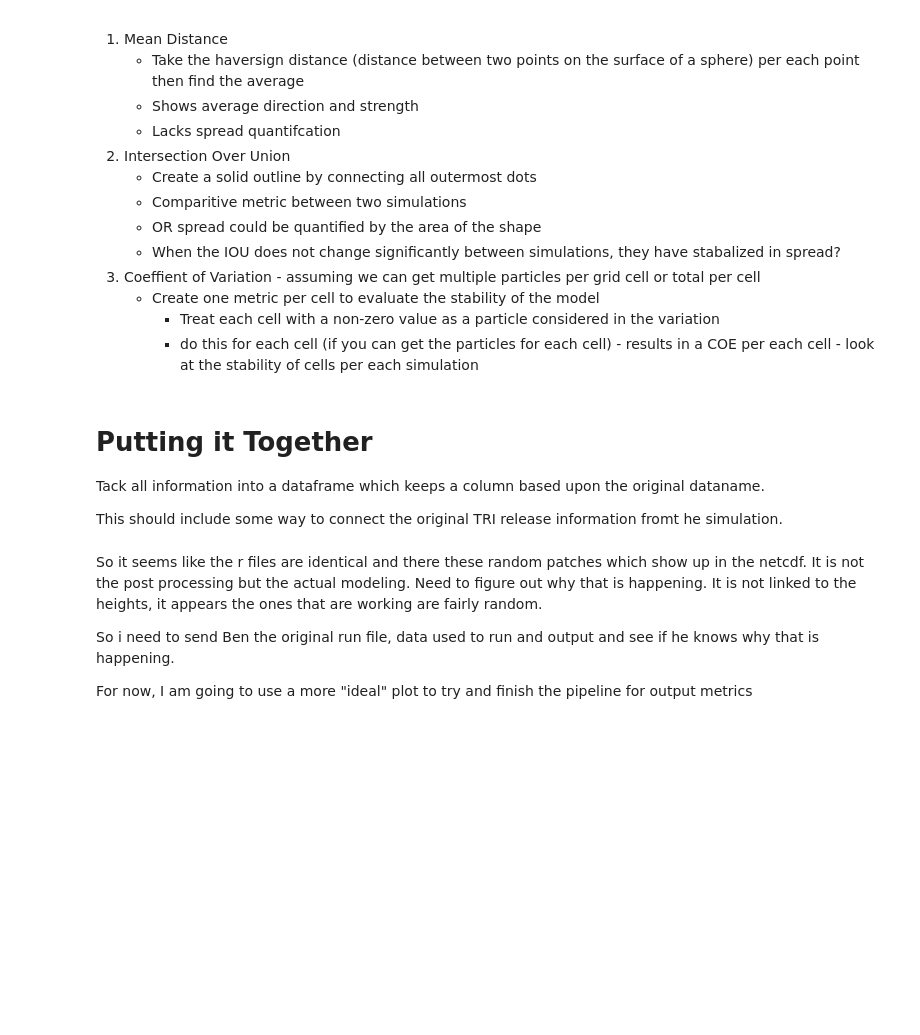
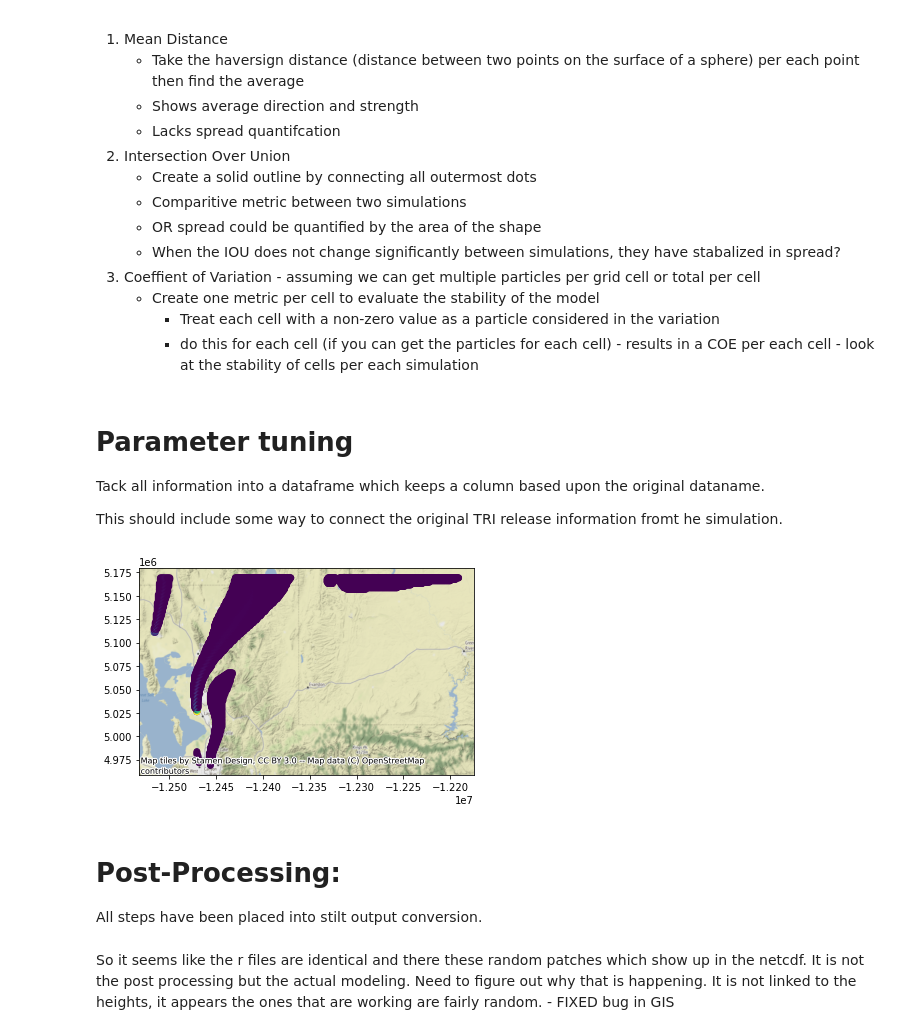
Before and after one commit to Hanson-Research-Lab/TRI_STILT, a Jupyter notebook: notebooks/stilt_parameter_tuning.ipynb, the cells around one changed output. Drawn from its saved outputs; the diff is of its cells as text; code cells hidden in the pictures; blank space fills up the shorter version.

```diff
--- a/notebooks/stilt_parameter_tuning.ipynb
+++ b/notebooks/stilt_parameter_tuning.ipynb
@@ -112,17 +112,26 @@ def mean_distance(stilt_simulation_shapefile, origin_source_lat, origin_source_l
 
     return np.mean(stilt_sim['stilt_sim_distance'])
 # %% [markdown]
-# Putting it Together
+# Parameter tuning
 
 Tack all information into a dataframe which keeps a column based upon the original dataname.
 
 This should include some way to connect the original TRI release information fromt he simulation.
+# %%
+test = gpd.read_file('/home/boogie2/Hanson_Lab/TRI_STILT/data/processed/stilt_output/shapefile/092120_hysplit_v_stilt')
+test['ss_date'] = pd.to_datetime(test['ss_date'])
+# %%
+fig, ax = plt.subplots()
+test[test.lbsperday>0.001].plot(column = 'lbsperday',ax = ax,alpha = 0.5)
+ctx.add_basemap(ax=ax)
+# %% [output]
+[figure, added]
+# %% [markdown]
+# Post-Processing:
+
+All steps have been placed into stilt output conversion.
 # %% [markdown]
-So it seems like the r files are identical and there these random patches which show up in the netcdf. It is not the post processing but the actual modeling. Need to figure out why that is happening. It is not linked to the heights, it appears the ones that are working are fairly random.
-
-So i need to send Ben the original run file, data used to run and output and see if he knows why that is happening.
-
-For now, I am going to use a more "ideal" plot to try and finish the pipeline for output metrics
+So it seems like the r files are identical and there these random patches which show up in the netcdf. It is not the post processing but the actual modeling. Need to figure out why that is happening. It is not linked to the heights, it appears the ones that are working are fairly random. - FIXED bug in GIS
 # %%
 parameter_tuning_df = pd.DataFrame(columns = ['name','data_path','TRI_release_lat','TRI_release_lon','Mean_average_distance_from_origin','Shape_area','shape_geometry','Coefficient_of_variation','id'])
 
```
Also changed, not shown: parts of 8 cells of this notebook, 12 other files.
